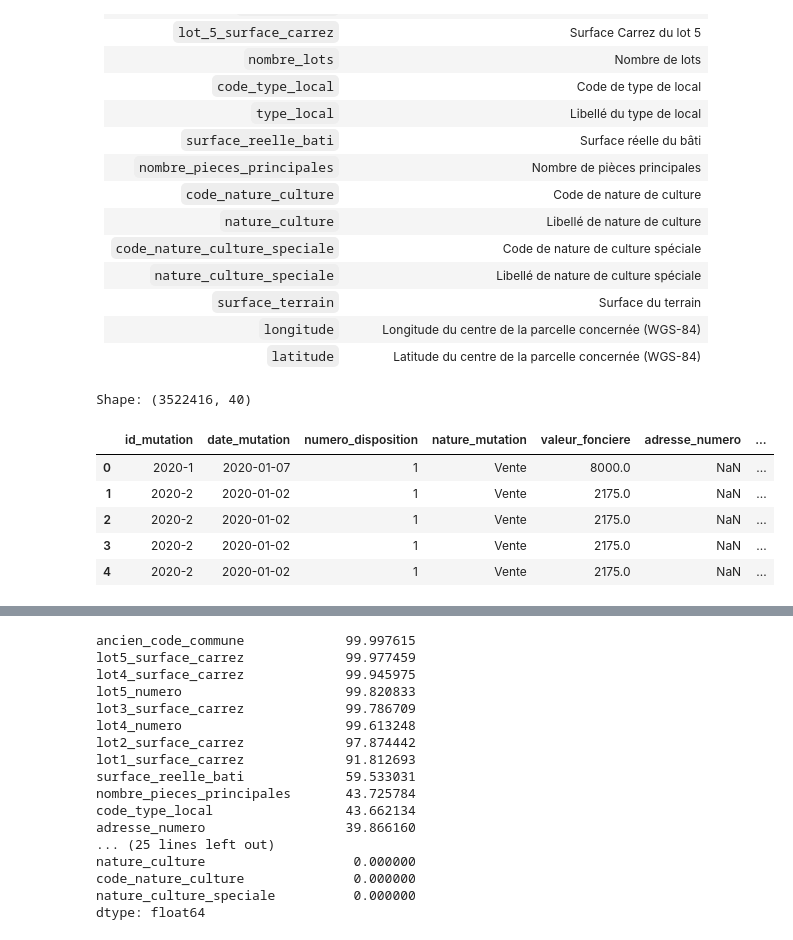
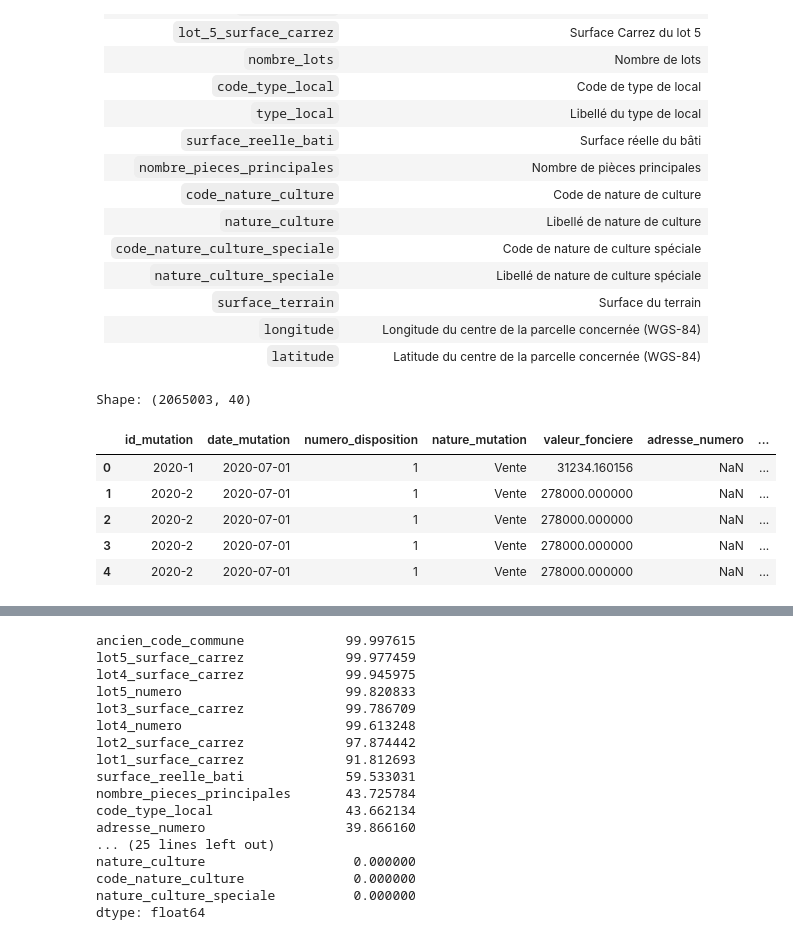
Before and after one commit to standemdem/compagnon-immobilier, a Jupyter notebook: notebooks/03_eda_full_2020.ipynb, the cells around one changed output, grey strips where cells are left out. Drawn from its saved outputs; the diff is of its cells as text; code cells hidden in the pictures.

```diff
--- a/notebooks/03_eda_full_2020.ipynb
+++ b/notebooks/03_eda_full_2020.ipynb
@@ -54,16 +54,16 @@ import seaborn as sns
-# %%
-# 📄 Chargement du fichier optimisé
-df = pd.read_parquet("../data/raw/optimized_2020.parquet")
-print(f"Shape: {df.shape}")
-df.head()
-# %% [output]
-Shape: (3522416, 40)
-|  | id_mutation | date_mutation | numero_disposition | nature_mutation | valeur_fonciere | adresse_numero | ... |
-| 0 | 2020-1 | 2020-01-07 | 1 | Vente | 8000.0 | NaN | ... |
-| 1 | 2020-2 | 2020-01-02 | 1 | Vente | 2175.0 | NaN | ... |
-| 2 | 2020-2 | 2020-01-02 | 1 | Vente | 2175.0 | NaN | ... |
-| 3 | 2020-2 | 2020-01-02 | 1 | Vente | 2175.0 | NaN | ... |
-| 4 | 2020-2 | 2020-01-02 | 1 | Vente | 2175.0 | NaN | ... |
+# %%
+#📄 Chargement du fichier optimisé
+df = pd.read_parquet('../data/parquet/optimized_2020.parquet')
+print(f"Shape: {df.shape}")
+df.head()
+# %% [output]
+Shape: (2065003, 40)
+|  | id_mutation | date_mutation | numero_disposition | nature_mutation | valeur_fonciere | adresse_numero | ... |
+| 0 | 2020-1 | 2020-07-01 | 1 | Vente | 31234.160156 | NaN | ... |
+| 1 | 2020-2 | 2020-07-01 | 1 | Vente | 278000.000000 | NaN | ... |
+| 2 | 2020-2 | 2020-07-01 | 1 | Vente | 278000.000000 | NaN | ... |
+| 3 | 2020-2 | 2020-07-01 | 1 | Vente | 278000.000000 | NaN | ... |
+| 4 | 2020-2 | 2020-07-01 | 1 | Vente | 278000.000000 | NaN | ... |
 # %%
 df.describe(include='all').T
 # %% [output]
```
Also changed, not shown: parts of 2 cells of this notebook, 4 other files.
